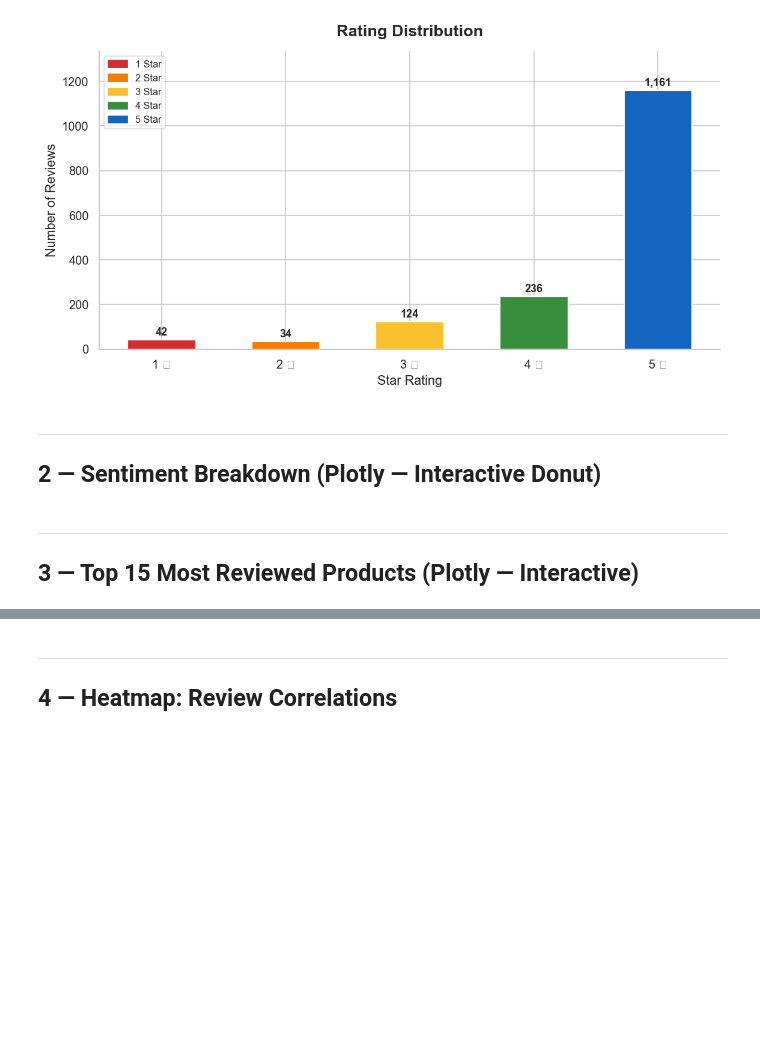
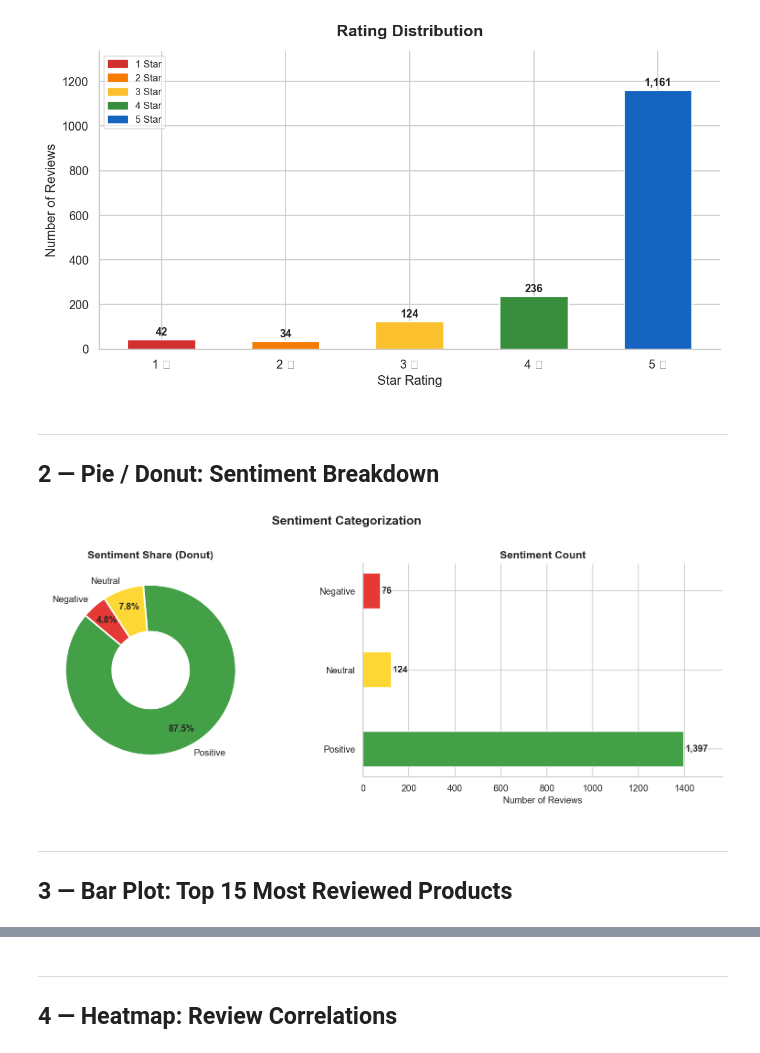
Before and after one commit to Mukund4321/Amzon_Product_review_analysis_problem_4, a Jupyter notebook: notebooks/mukund_visualizations.ipynb, the cells around one changed output, grey strips where cells are left out. Cells and saved outputs as stored; diff of their text form; code cells hidden in the pictures; blank space fills up the shorter version.

```diff
--- a/notebooks/mukund_visualizations.ipynb
+++ b/notebooks/mukund_visualizations.ipynb
@@ -16,5 +12,15 @@ plt.rcParams.update({'figure.dpi': 130, 'font.family': 'sans-serif'})
 # %%
-df = pd.read_csv('../Datasets/Amazon_Product_Review_Cleaned.csv')
-print(f'Shape: {df.shape}')
-print(f'Sentiment counts:\n{df["sentiment"].value_counts().to_string()}')
-df[['name', 'device_type', 'reviews.rating', 'sentiment', 'price_usd']].head()
+df = pd.read_csv('../Datasets/Amazon_Product_Review.csv', encoding='latin1')
+df['reviews.rating'] = df['reviews.rating'].fillna(df['reviews.rating'].median())
+df['reviews.numHelpful'] = df['reviews.numHelpful'].fillna(0)
+df['reviews.username'].fillna('Anonymous', inplace=True)
+
+
+def label(r):
+    if r >= 4:   return 'Positive'
+    elif r == 3: return 'Neutral'
+    return 'Negative'
+
+df['sentiment'] = df['reviews.rating'].apply(label)
+print(f'Rows: {len(df)}  |  Sentiment counts:')
+print(df['sentiment'].value_counts().to_string())
@@ -58,37 +70,51 @@ plt.show()
 [figure]
 # %% [markdown]
 ---
-## 2 — Sentiment Breakdown (Plotly — Interactive Donut)
+## 2 — Pie / Donut: Sentiment Breakdown
 # %%
-sent_counts = df['sentiment'].value_counts().reset_index()
-sent_counts.columns = ['Sentiment', 'Count']
+sent_counts = df['sentiment'].value_counts()
+sent_colors = {'Positive': '#43a047', 'Neutral': '#fdd835', 'Negative': '#e53935'}
 
-color_map = {'Positive': '#43a047', 'Neutral': '#fdd835', 'Negative': '#e53935'}
+fig, axes = plt.subplots(1, 2, figsize=(13, 5))
 
-fig = px.pie(
+# --- Donut ---
+wedges, texts, autotexts = axes[0].pie(
     sent_counts,
-    names='Sentiment',
-    values='Count',
-    hole=0.45,
-    color='Sentiment',
-    color_discrete_map=color_map,
-    title='Sentiment Breakdown'
+    labels=sent_counts.index,
+    colors=[sent_colors[s] for s in sent_counts.index],
+    autopct='%1.1f%%',
+    startangle=140,
+    pctdistance=0.78,
+    wedgeprops=dict(width=0.55, edgecolor='white', linewidth=2)
 )
-fig.update_traces(
-    textposition='inside',
-    textinfo='percent+label',
-    hovertemplate='%{label}: %{value} reviews (%{percent})'
-)
-fig.update_layout(
-    title_font_size=18,
-    showlegend=True,
-    legend=dict(orientation='v', x=1.02),
-    margin=dict(t=60, b=20, l=20, r=20)
-)
-fig.show()
+for t in autotexts:
+    t.set_fontsize(11)
+    t.set_fontweight('bold')
+axes[0].set_title('Sentiment Share (Donut)', fontsize=13, fontweight='bold')
+
+# --- Horizontal bar ---
+order = ['Positive', 'Neutral', 'Negative']
+vals  = [sent_counts.get(s, 0) for s in order]
+bars  = axes[1].barh(order, vals, color=[sent_colors[s] for s in order],
+                     height=0.45, edgecolor='white')
+for bar in bars:
+    w = bar.get_width()
+    axes[1].text(w + 5, bar.get_y() + bar.get_height() / 2,
+                 f'{int(w):,}', va='center', fontsize=11, fontweight='bold')
+axes[1].set_title('Sentiment Count', fontsize=13, fontweight='bold')
+axes[1].set_xlabel('Number of Reviews', fontsize=11)
+axes[1].set_xlim(0, max(vals) * 1.12)
+axes[1].spines[['top', 'right']].set_visible(False)
+
+plt.suptitle('Sentiment Categorization', fontsize=15, fontweight='bold', y=1.01)
+plt.tight_layout()
+plt.savefig('../outputs/charts/sentiment_breakdown.png', dpi=150)
+plt.show()
+# %% [output]
+[figure, added]
 # %% [markdown]
 ---
-## 3 — Top 15 Most Reviewed Products (Plotly — Interactive)
+## 3 — Bar Plot: Top 15 Most Reviewed Products
 # %%
 top15 = (
     df.groupby('name')
```
Also changed, not shown: parts of 8 cells of this notebook.
